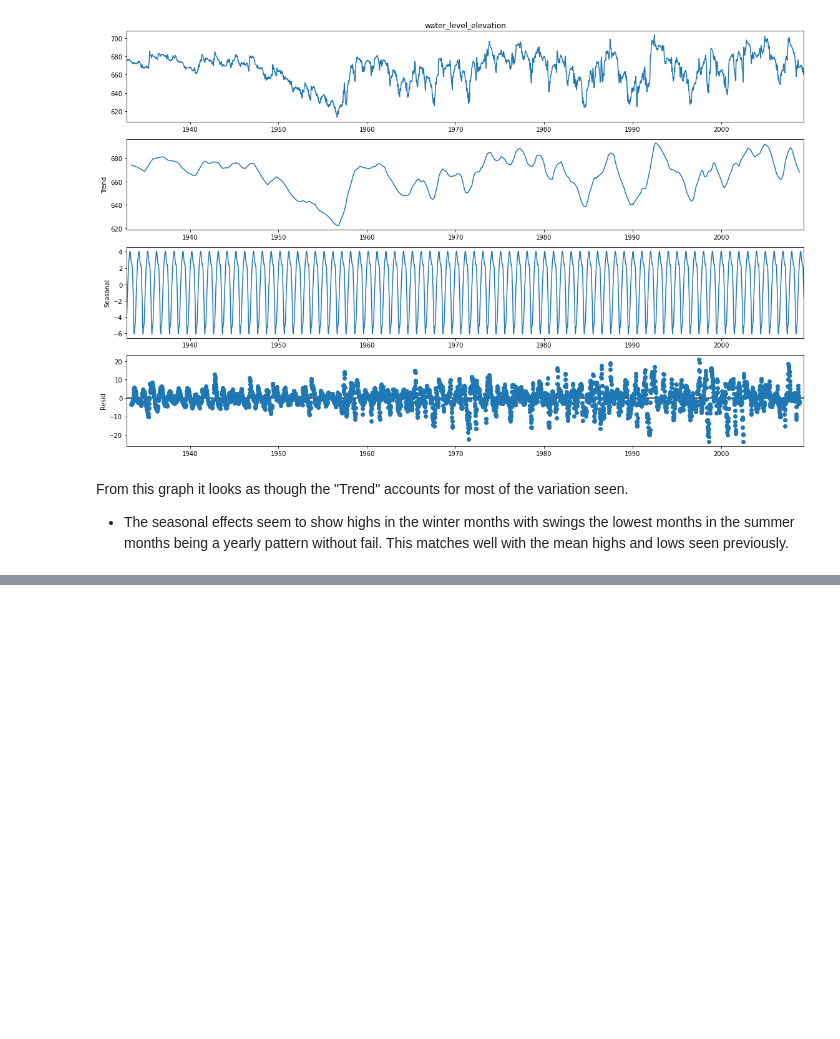
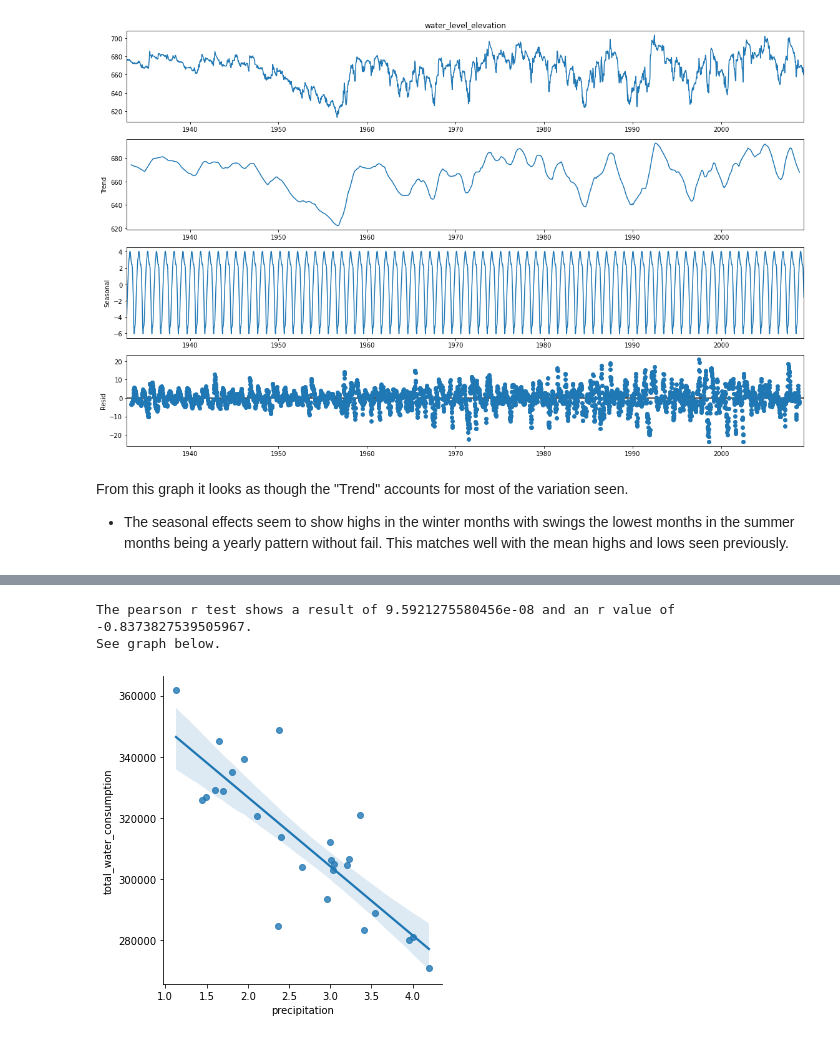
Before and after one commit to AndrewRachuig/edwards_aquifer_project, a Jupyter notebook: final_report_aquifer_project.ipynb, the cells around one changed output, grey strips where cells are left out. Cells and saved outputs as stored; diff of their text form; code cells hidden in the pictures; blank space fills up the shorter version.

```diff
--- a/final_report_aquifer_project.ipynb
+++ b/final_report_aquifer_project.ipynb
@@ -179,0 +238,7 @@ From this graph it looks as though the "Trend" accounts for most of the variatio
+# %%
+# Running a pearson-r correlation test, printing the results as well as a visualization.
+explore.precip_usage_yearly_corr_test(train, weather, usage)
+# %% [output]
+The pearson r test shows a result of 9.5921275580456e-08 and an r value of -0.8373827539505967.
+See graph below.
+[figure, added]
```
Also changed, not shown: parts of 16 cells of this notebook, 1 other file.
